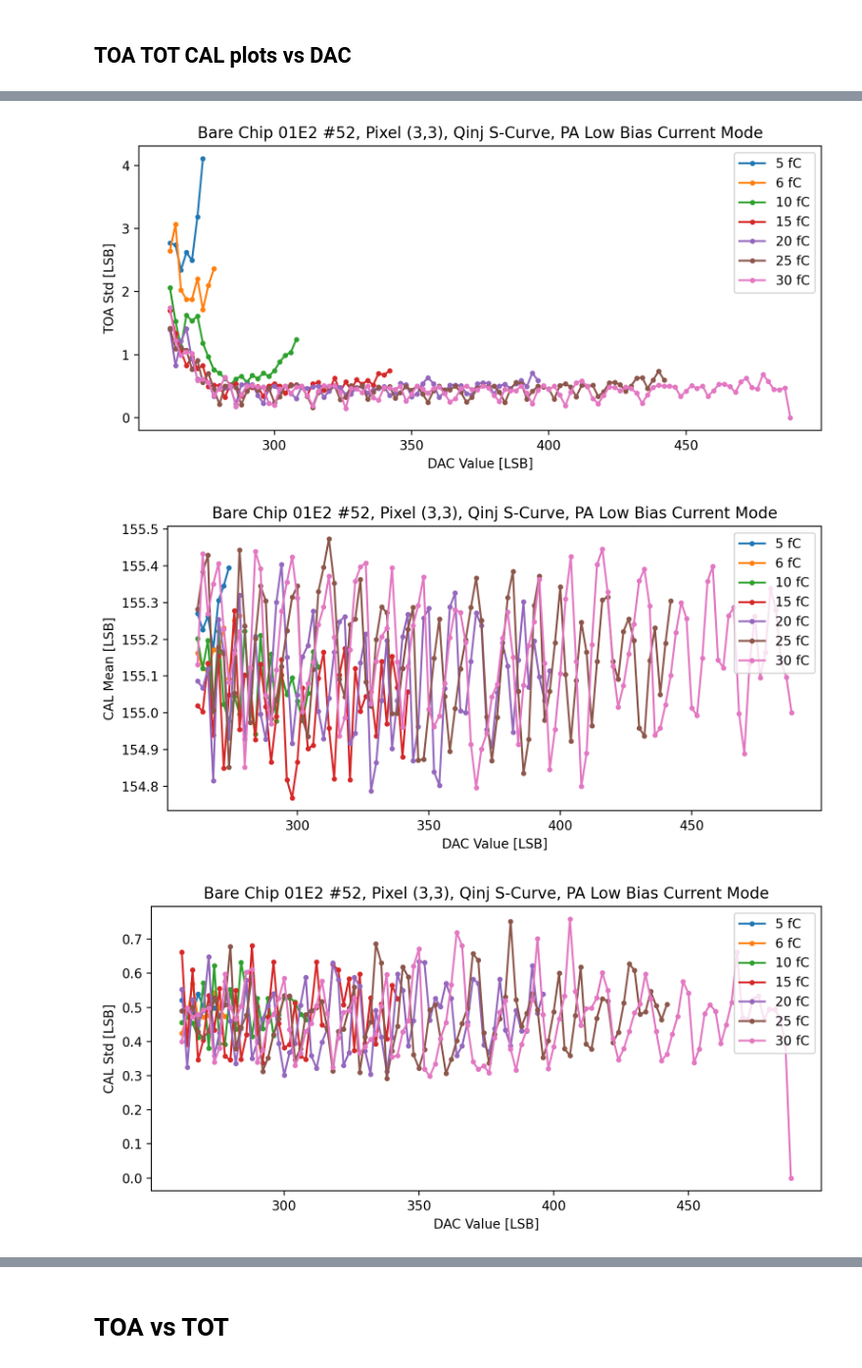
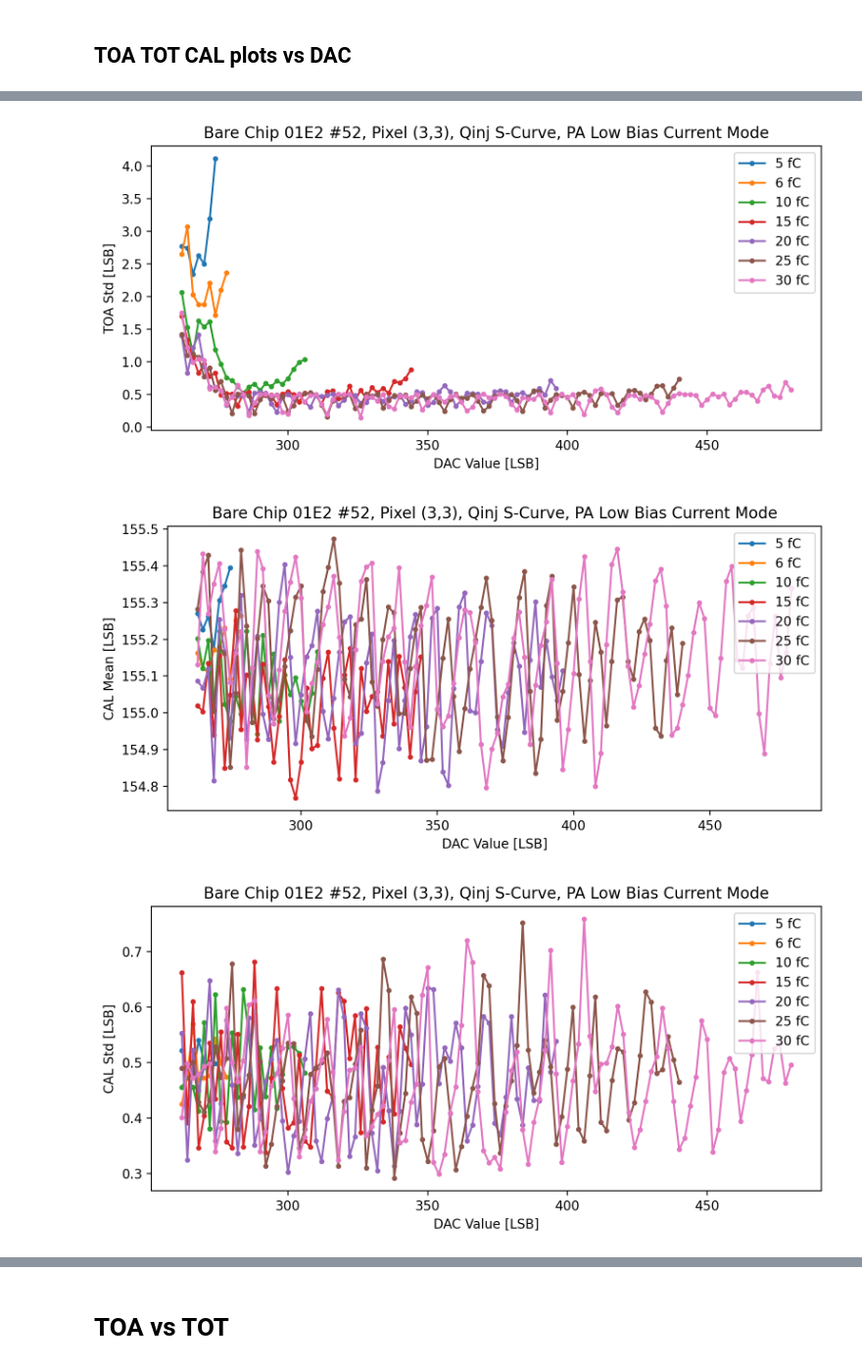
Before and after one commit to cbeiraod/ETROC-Analysis, a Jupyter notebook: SCurve_Scans.ipynb, the cells around one changed output, grey strips where cells are left out. Shown at 98% size. Cells and saved outputs as stored; diff of their text form; code cells hidden in the pictures.

Commit message:
latest S-curve nbs

```diff
--- a/SCurve_Scans.ipynb
+++ b/SCurve_Scans.ipynb
@@ -187,7 +187,10 @@ for ri,row in enumerate(u_rl):
         ax0.axvline(BL_map_THCal[(row,col)][15][232], color='k', lw=0.7, label=f"THCal BL = {int(BL_map_THCal[(row,col)][15][232])}")
         ax0.axvline(BL_map_THCal[(row,col)][15][232]+NW_map_THCal[(row,col)][15][232], color='k',ls="--", lw=0.8, label=f"THCal NW = $\pm${int(NW_map_THCal[(row,col)][15][232])}")
         ax0.axvline(BL_map_THCal[(row,col)][15][232]-NW_map_THCal[(row,col)][15][232], color='k',ls="--", lw=0.8)
+        ax0.axvline(thresholds[QInj][15], color='k', lw=0.7)
         for QInj in QInjEns:
+            tp_idx = turning_point(np.array(list(hit_counts[(row,col)][QInj].values())), thresholds[QInj])
+            ax0.axvline(thresholds[QInj][tp_idx], color='k', lw=0.7)
             ax0.plot(thresholds[QInj], hit_counts[(row,col)][QInj].values(), '.-', label=f"{QInj} fC", lw=0.7, markersize=3)
         ax0.set_xlabel("DAC Value [LSB]")
         ax0.set_ylabel("Data Counts [decimal]")
@@ -283,0 +291,21 @@ plt.show()
+# %%
+fig = plt.figure(dpi=200, figsize=(8,4))
+gs = fig.add_gridspec(len(scan_list),len(scan_list))
+u_cl = np.sort(np.unique(col_list))
+u_rl = np.sort(np.unique(row_list))
+for ri,row in enumerate(u_rl):
+    for ci,col in enumerate(u_cl):
+        ax0 = fig.add_subplot(gs[len(u_rl)-ri-1,len(u_cl)-ci-1])
+        for QInj in QInjEns:
+            tp_idx = turning_point(np.array(list(hit_counts[(row,col)][QInj].values())), thresholds[QInj])
+            if(QInj==5):
+                ax0.plot(thresholds[QInj][15:tp_idx-2], np.array(list(TOA_mean[(row,col)][QInj].values()))[15:tp_idx-2], '.-', label=f"{QInj} fC")
+            else:
+                ax0.plot(thresholds[QInj][15:tp_idx-0], np.array(list(TOA_mean[(row,col)][QInj].values()))[15:tp_idx-0], '.-', label=f"{QInj} fC")
+        ax0.set_xlabel("DAC Value [LSB]")
+        ax0.set_ylabel("TOA Mean [LSB]")
+        plt.title(f"Bare Chip 01E2 #52, Pixel ({row},{col}), Qinj S-Curve, PA Low Bias Current Mode")
+        plt.legend(loc="upper right")
+plt.tight_layout()
+plt.savefig("figures/toa_mean_scurve.pdf")
+plt.show()
@@ -294,9 +324,9 @@ for ri,row in enumerate(u_rl):
         for QInj in QInjEns:
             tp_idx = turning_point(np.array(list(hit_counts[(row,col)][QInj].values())), thresholds[QInj])
             if(QInj==5):
-                ax0.plot(thresholds[QInj][15:tp_idx-4], np.array(list(TOA_std[(row,col)][QInj].values()))[15:tp_idx-4], '.-', label=f"{QInj} fC")
+                ax0.plot(thresholds[QInj][15:tp_idx-2], np.array(list(TOA_std[(row,col)][QInj].values()))[15:tp_idx-2], '.-', label=f"{QInj} fC")
             else:
-                ax0.plot(thresholds[QInj][15:tp_idx-2], np.array(list(TOA_std[(row,col)][QInj].values()))[15:tp_idx-2], '.-', label=f"{QInj} fC")
+                ax0.plot(thresholds[QInj][15:tp_idx-0], np.array(list(TOA_std[(row,col)][QInj].values()))[15:tp_idx-0], '.-', label=f"{QInj} fC")
             X.append(QInj)
             Y.append(thresholds[QInj][tp_idx])
         X = np.array(X)
@@ -309,7 +339,7 @@ plt.tight_layout()
 plt.savefig("figures/ta_std_scurve.pdf")
 plt.show()
 # %% [output]
-[figure, old version]
+[figure, new version]
 # %%
 fig = plt.figure(dpi=200, figsize=(8,4))
 gs = fig.add_gridspec(len(scan_list),len(scan_list))
@@ -323,9 +353,9 @@ for ri,row in enumerate(u_rl):
         for QInj in QInjEns:
             tp_idx = turning_point(np.array(list(hit_counts[(row,col)][QInj].values())), thresholds[QInj])
             if(QInj==5):
-                ax0.plot(thresholds[QInj][15:tp_idx-4], np.array(list(CAL_mean[(row,col)][QInj].values()))[15:tp_idx-4], '.-', label=f"{QInj} fC")
+                ax0.plot(thresholds[QInj][15:tp_idx-2], np.array(list(CAL_mean[(row,col)][QInj].values()))[15:tp_idx-2], '.-', label=f"{QInj} fC")
             else:
-                ax0.plot(thresholds[QInj][15:tp_idx-2], np.array(list(CAL_mean[(row,col)][QInj].values()))[15:tp_idx-2], '.-', label=f"{QInj} fC")
+                ax0.plot(thresholds[QInj][15:tp_idx-0], np.array(list(CAL_mean[(row,col)][QInj].values()))[15:tp_idx-0], '.-', label=f"{QInj} fC")
             X.append(QInj)
             Y.append(thresholds[QInj][tp_idx])
         X = np.array(X)
@@ -338,36 +368,36 @@ plt.tight_layout()
 plt.savefig("figures/cal_mean_scurve.pdf")
 plt.show()
 # %% [output]
-[figure, old version]
+[figure, new version]
 # %%
 fig = plt.figure(dpi=200, figsize=(8,4))
 gs = fig.add_gridspec(len(scan_list),len(scan_list))
 u_cl = np.sort(np.unique(col_list))
 u_rl = np.sort(np.unique(row_list))
 for ri,row in enumerate(u_rl):
     for ci,col in enumerate(u_cl):
         ax0 = fig.add_subplot(gs[len(u_rl)-ri-1,len(u_cl)-ci-1])
         X = []
         Y = []
         for QInj in QInjEns:
             tp_idx = turning_point(np.array(list(hit_counts[(row,col)][QInj].values())), thresholds[QInj])
             if(QInj==5):
-                ax0.plot(thresholds[QInj][15:tp_idx-4], np.array(list(CAL_std[(row,col)][QInj].values()))[15:tp_idx-4], '.-', label=f"{QInj} fC")
+                ax0.plot(thresholds[QInj][15:tp_idx-2], np.array(list(CAL_std[(row,col)][QInj].values()))[15:tp_idx-2], '.-', label=f"{QInj} fC")
             else:
-                ax0.plot(thresholds[QInj][15:tp_idx-2], np.array(list(CAL_std[(row,col)][QInj].values()))[15:tp_idx-2], '.-', label=f"{QInj} fC")
+                ax0.plot(thresholds[QInj][15:tp_idx-0], np.array(list(CAL_std[(row,col)][QInj].values()))[15:tp_idx-0], '.-', label=f"{QInj} fC")
             X.append(QInj)
             Y.append(thresholds[QInj][tp_idx])
         X = np.array(X)
         Y = np.array(Y)
         ax0.set_xlabel("DAC Value [LSB]")
         ax0.set_ylabel("CAL Std [LSB]")
         plt.title(f"Bare Chip 01E2 #52, Pixel ({row},{col}), Qinj S-Curve, PA Low Bias Current Mode")
         plt.legend(loc="upper right")
 plt.tight_layout()
 plt.savefig("figures/cal_std_scurve.pdf")
 plt.show()
 # %% [output]
-[figure, old version]
+[figure, new version]
 # %%
 fig = plt.figure(dpi=200, figsize=(8,4))
 gs = fig.add_gridspec(len(scan_list),len(scan_list))
```
Also changed, not shown: parts of 15 cells of this notebook, 28 other files.
